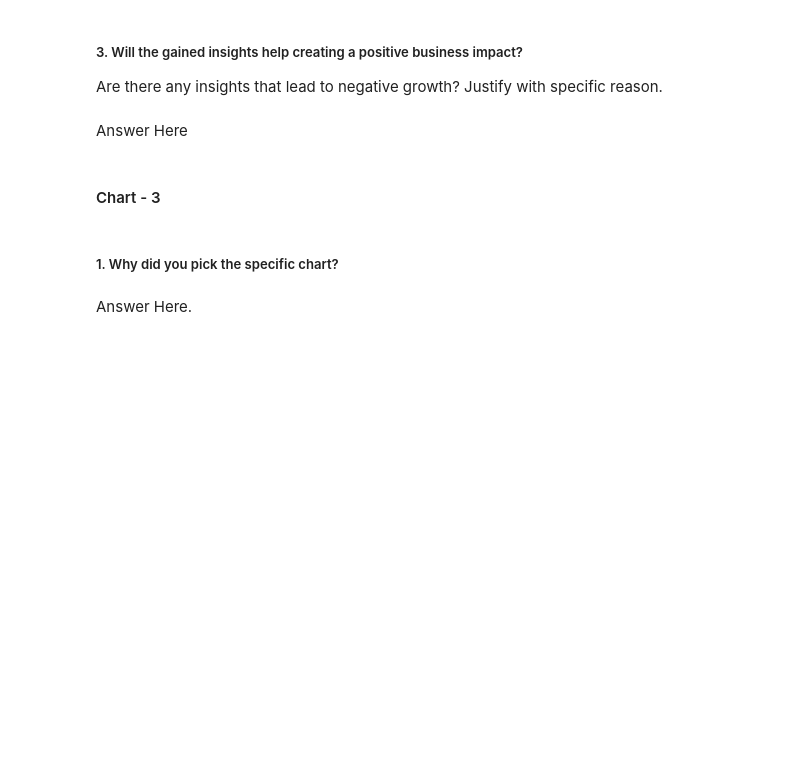
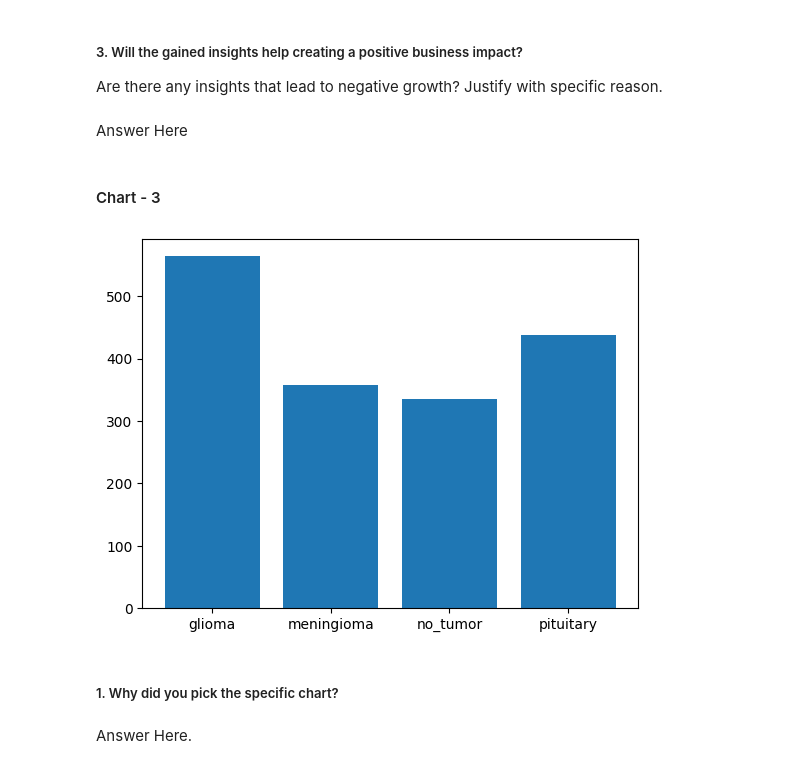
Before and after one commit to Shubhampandey1git/Brain-Tumor-MRI-Image-Classification, a Jupyter notebook: Test_file.ipynb, the cells around one changed output. Drawn from its saved outputs; the diff is of its cells as text; code cells hidden in the pictures; blank space fills up the shorter version.

```diff
--- a/Test_file.ipynb
+++ b/Test_file.ipynb
@@ -368,3 +366,10 @@ Answer Here
+# %%
+# Chart - 3 visualization code
+# Bar chart of Image counts per class
+plt.bar(req_labels, count)
+plt.show()
+# %% [output]
+[figure, added]
 # %% [markdown]
 ##### 1. Why did you pick the specific chart?
 # %% [markdown]
```
Also changed, not shown: parts of 8 cells of this notebook.
